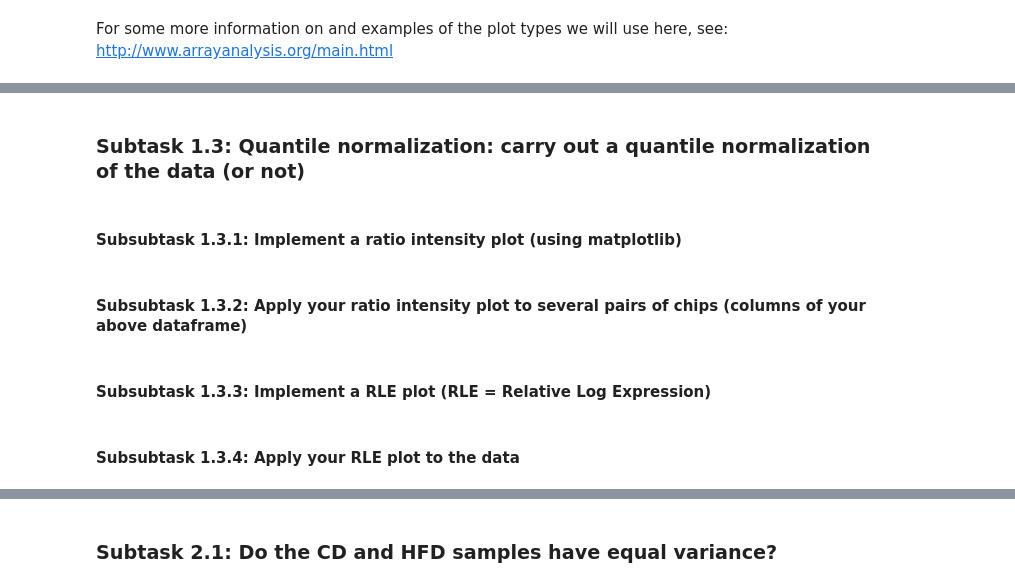
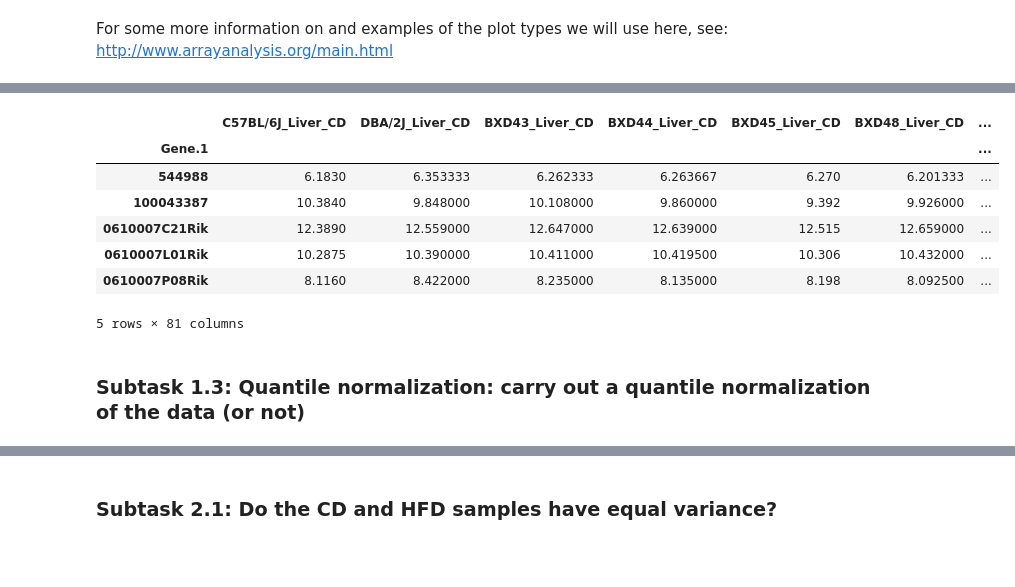
Before and after one commit to Osrip/Integrated_Bioinformatics, a Jupyter notebook: IntegratedBioinformatics/notebooks/Day56_DE_Analysis.ipynb, the cells around one changed output, grey strips where cells are left out. Drawn from its saved outputs; the diff is of its cells as text; code cells hidden in the pictures; blank space fills up the shorter version.

```diff
--- a/IntegratedBioinformatics/notebooks/Day56_DE_Analysis.ipynb
+++ b/IntegratedBioinformatics/notebooks/Day56_DE_Analysis.ipynb
@@ -27,10 +75,14 @@ http://www.arrayanalysis.org/main.html
+# %%
+dat = data_gen_liv
+dat.head()
+# %% [output]
+|  | C57BL/6J_Liver_CD | DBA/2J_Liver_CD | BXD43_Liver_CD | BXD44_Liver_CD | BXD45_Liver_CD | BXD48_Liver_CD | ... |
+| Gene.1 |  |  |  |  |  |  | ... |
+| 544988 | 6.1830 | 6.353333 | 6.262333 | 6.263667 | 6.270 | 6.201333 | ... |
+| 100043387 | 10.3840 | 9.848000 | 10.108000 | 9.860000 | 9.392 | 9.926000 | ... |
+| 0610007C21Rik | 12.3890 | 12.559000 | 12.647000 | 12.639000 | 12.515 | 12.659000 | ... |
+| 0610007L01Rik | 10.2875 | 10.390000 | 10.411000 | 10.419500 | 10.306 | 10.432000 | ... |
+| 0610007P08Rik | 8.1160 | 8.422000 | 8.235000 | 8.135000 | 8.198 | 8.092500 | ... |
+5 rows × 81 columns
 # %% [markdown]
 ### Subtask 1.3: Quantile normalization: carry out a quantile normalization of the data (or not)
-# %% [markdown]
-#### Subsubtask 1.3.1: Implement a ratio intensity plot (using matplotlib)
-# %% [markdown]
-#### Subsubtask 1.3.2: Apply your ratio intensity plot to several pairs of chips (columns of your above dataframe)
-# %% [markdown]
-#### Subsubtask 1.3.3: Implement a RLE plot (RLE = Relative Log Expression)
-# %% [markdown]
-#### Subsubtask 1.3.4: Apply your RLE plot to the data
```
Also changed, not shown: parts of 48 cells of this notebook.
